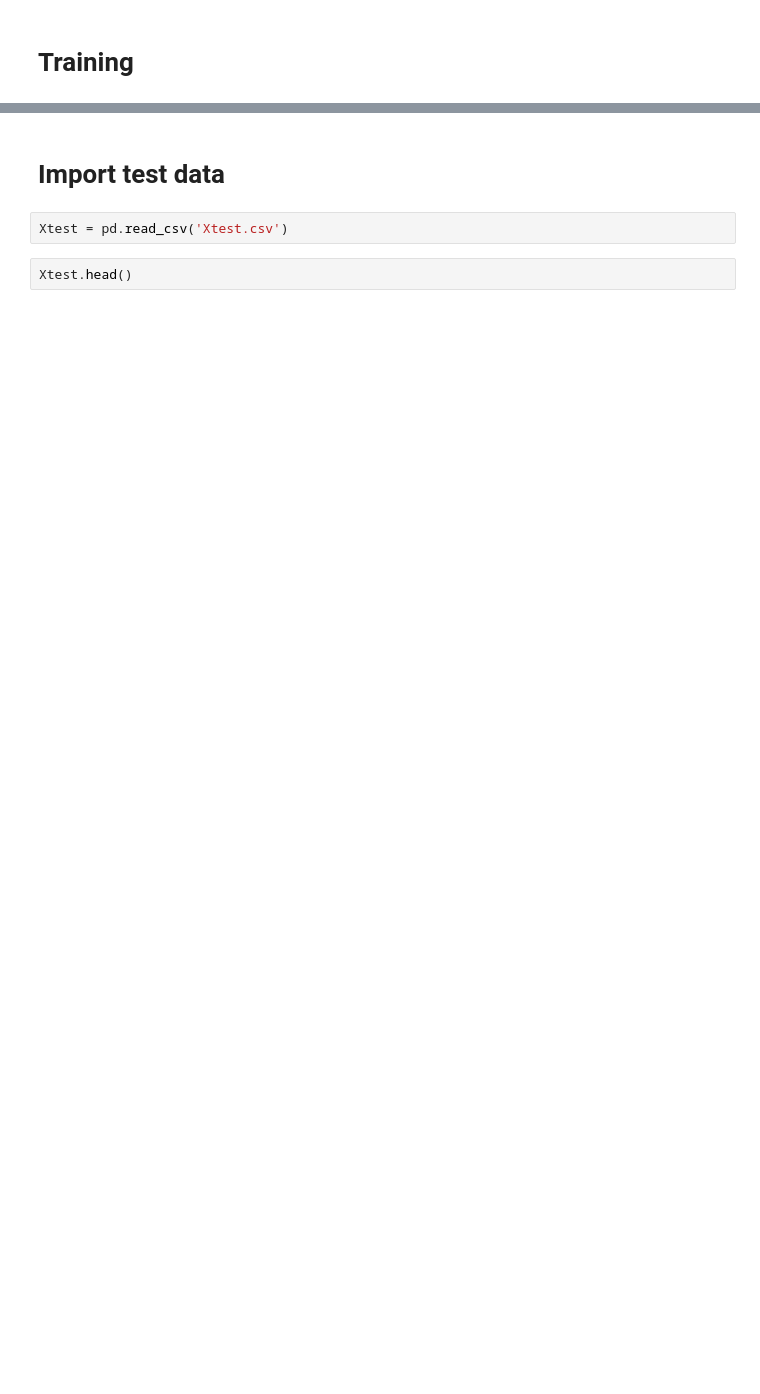
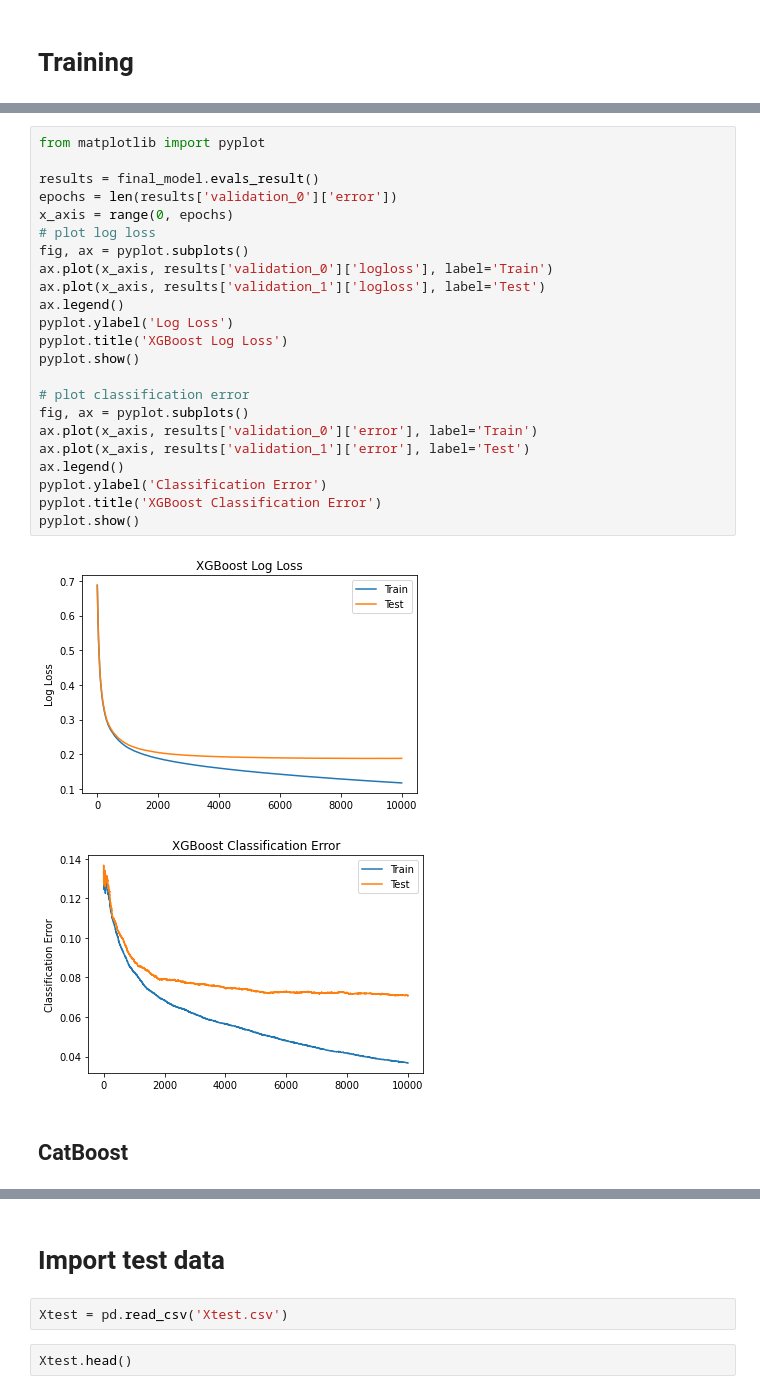
Before and after one commit to HanYuxuanHYX/NUS-CS5228, a Jupyter notebook: CS5228 Project.ipynb, the cells around one changed output, grey strips where cells are left out. Drawn from its saved outputs; the diff is of its cells as text; blank space fills up the shorter version.

```diff
--- a/CS5228 Project.ipynb
+++ b/CS5228 Project.ipynb
@@ -100,0 +505,28 @@ XGBClassifier(base_score=0.5, booster='gbtree', colsample_bylevel=1,
+# %%
+from matplotlib import pyplot
+
+results = final_model.evals_result()
+epochs = len(results['validation_0']['error'])
+x_axis = range(0, epochs)
+# plot log loss
+fig, ax = pyplot.subplots()
+ax.plot(x_axis, results['validation_0']['logloss'], label='Train')
+ax.plot(x_axis, results['validation_1']['logloss'], label='Test')
+ax.legend()
+pyplot.ylabel('Log Loss')
+pyplot.title('XGBoost Log Loss')
+pyplot.show()
+
+# plot classification error
+fig, ax = pyplot.subplots()
+ax.plot(x_axis, results['validation_0']['error'], label='Train')
+ax.plot(x_axis, results['validation_1']['error'], label='Test')
+ax.legend()
+pyplot.ylabel('Classification Error')
+pyplot.title('XGBoost Classification Error')
+pyplot.show()
+# %% [output]
+[figure, added]
+[figure, added]
+# %% [markdown]
+## CatBoost
```
Also changed, not shown: parts of 62 cells of this notebook.
